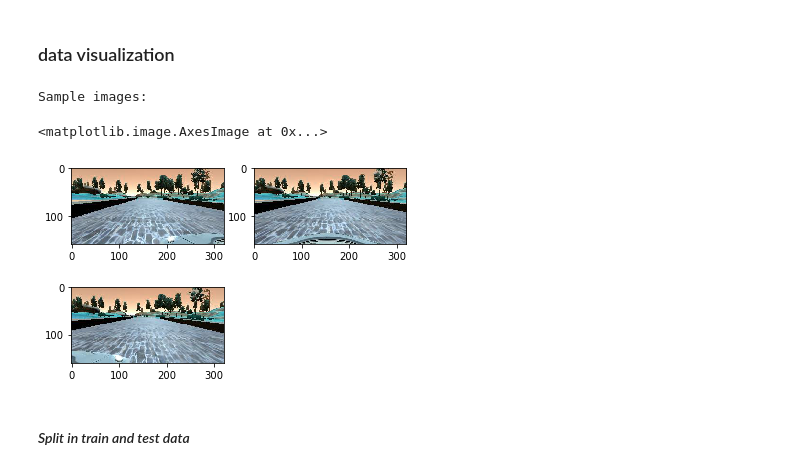
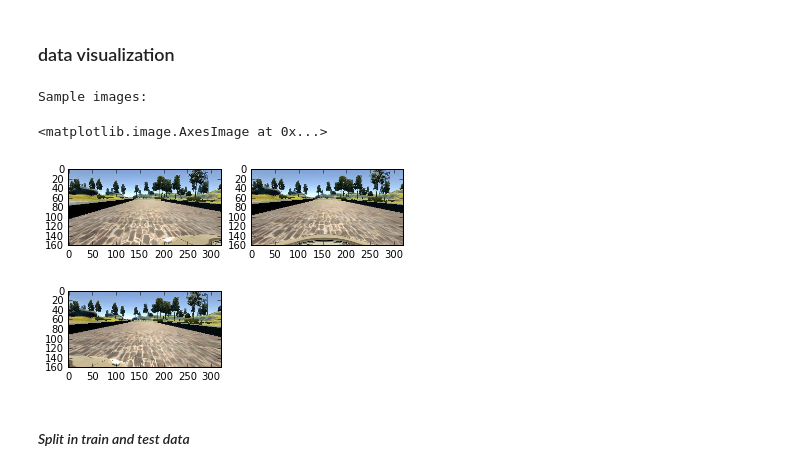
Before and after one commit to azumf/CarND-Behavioral-Cloning-P3-, a Jupyter notebook: CarND-Behavioral-Cloning-P3.ipynb, the cells around one changed output. Cells and saved outputs as stored; diff of their text form; code cells hidden in the pictures.

```diff
--- a/CarND-Behavioral-Cloning-P3.ipynb
+++ b/CarND-Behavioral-Cloning-P3.ipynb
@@ -32,33 +32,33 @@ print(len(samples))
 # %%
 
 # Get file path from root
 center_img = samples[0][0]
 left_img = samples[0][1]
 right_img = samples[0][2]
 
 
 # split the strings
 center_img = "data/IMG/" + center_img.split("/")[-1]
 left_img = "data/IMG/" + left_img.split("/")[-1]
 right_img = "data/IMG/" + right_img.split("/")[-1]
 
 # get the pictures
-center_img = cv2.imread(center_img)
-left_img = cv2.imread(left_img)
-right_img = cv2.imread(right_img)
+center_img = mpimg.imread(center_img)
+left_img = mpimg.imread(left_img)
+right_img = mpimg.imread(right_img)
 
 fig = plt.figure()
 print("Sample images:")
 fig.add_subplot(2,2,1)
 plt.imshow(left_img.squeeze(), cmap="gray")
 fig.add_subplot(2,2,2)
 plt.imshow(center_img.squeeze(), cmap="gray")
 fig.add_subplot(2,2,3)
 plt.imshow(right_img.squeeze(), cmap="gray")
 # %% [output]
 Sample images:
 <matplotlib.image.AxesImage at 0x...>
-[figure, old version]
+[figure, new version]
 # %% [markdown]
 #### *Split in train and test data*
 # %%
```
Also changed, not shown: parts of 8 cells of this notebook, 3 other files.
